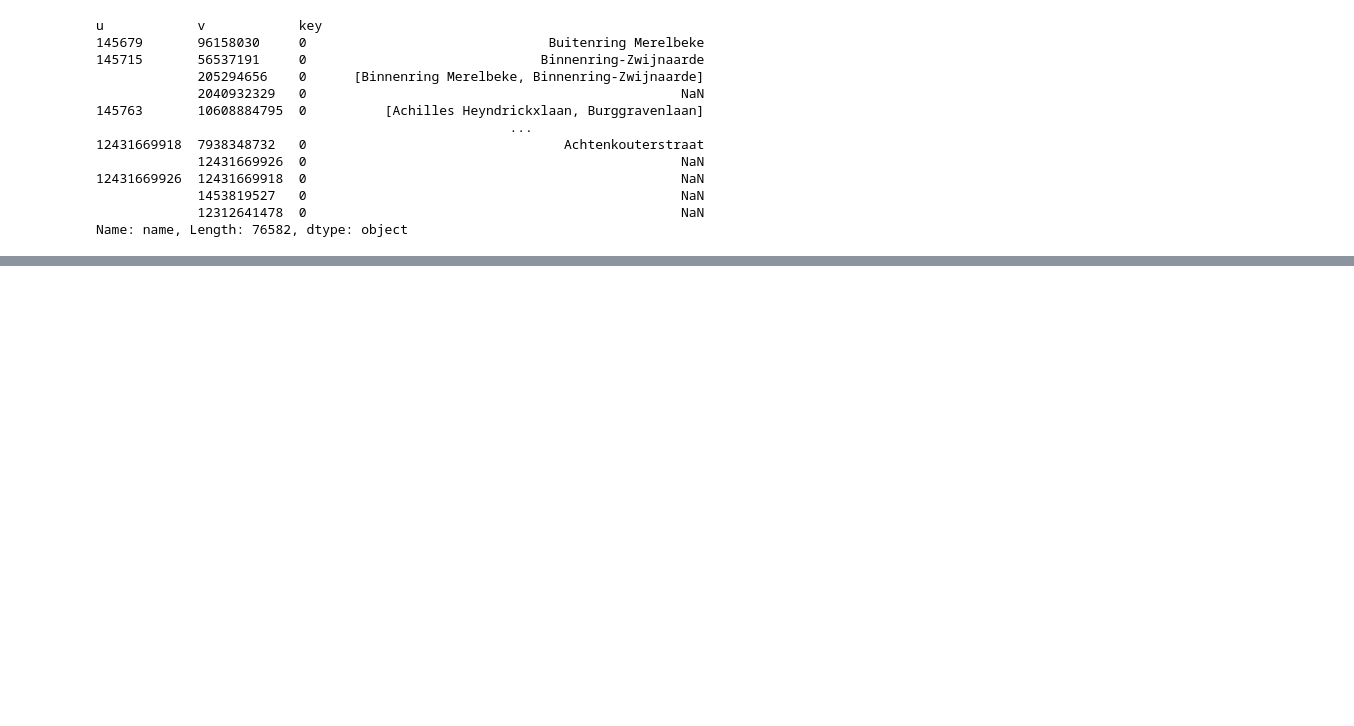
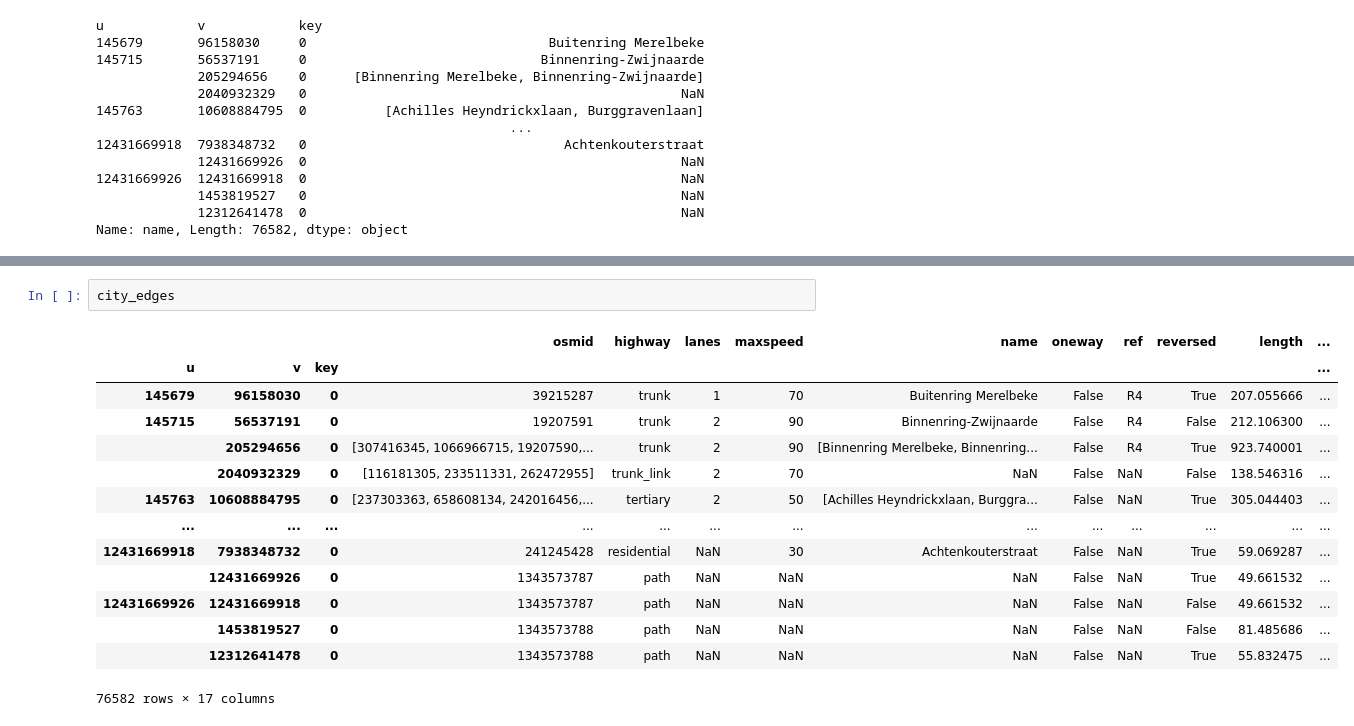
Before and after one commit to robbefonteyn/PathFindR-Ghent, a Jupyter notebook: running_route.ipynb, the cells around one changed output, grey strips where cells are left out. Cells and saved outputs as stored; diff of their text form; blank space fills up the shorter version.

```diff
--- a/running_route.ipynb
+++ b/running_route.ipynb
@@ -145,3 +174,20 @@ city_nodes[city_nodes.index == 8281475649]
+# %%
+city_edges
+# %% [output]
+|  |  |  | osmid | highway | lanes | maxspeed | name | oneway | ref | reversed | length | ... |
+| u | v | key |  |  |  |  |  |  |  |  |  | ... |
+| 145679 | 96158030 | 0 | 39215287 | trunk | 1 | 70 | Buitenring Merelbeke | False | R4 | True | 207.055666 | ... |
+| 145715 | 56537191 | 0 | 19207591 | trunk | 2 | 90 | Binnenring-Zwijnaarde | False | R4 | False | 212.106300 | ... |
+|  | 205294656 | 0 | [307416345, 1066966715, 19207590,... | trunk | 2 | 90 | [Binnenring Merelbeke, Binnenring... | False | R4 | True | 923.740001 | ... |
+|  | 2040932329 | 0 | [116181305, 233511331, 262472955] | trunk_link | 2 | 70 | NaN | False | NaN | False | 138.546316 | ... |
+| 145763 | 10608884795 | 0 | [237303363, 658608134, 242016456,... | tertiary | 2 | 50 | [Achilles Heyndrickxlaan, Burggra... | False | NaN | True | 305.044403 | ... |
+| ... | ... | ... | ... | ... | ... | ... | ... | ... | ... | ... | ... | ... |
+| 12431669918 | 7938348732 | 0 | 241245428 | residential | NaN | 30 | Achtenkouterstraat | False | NaN | True | 59.069287 | ... |
+|  | 12431669926 | 0 | 1343573787 | path | NaN | NaN | NaN | False | NaN | True | 49.661532 | ... |
+| 12431669926 | 12431669918 | 0 | 1343573787 | path | NaN | NaN | NaN | False | NaN | False | 49.661532 | ... |
+|  | 1453819527 | 0 | 1343573788 | path | NaN | NaN | NaN | False | NaN | False | 81.485686 | ... |
+|  | 12312641478 | 0 | 1343573788 | path | NaN | NaN | NaN | False | NaN | True | 55.832475 | ... |
+76582 rows × 17 columns
 # %%
 start_lat, start_lon
 # %% [output]
```
Also changed, not shown: parts of 24 cells of this notebook.
